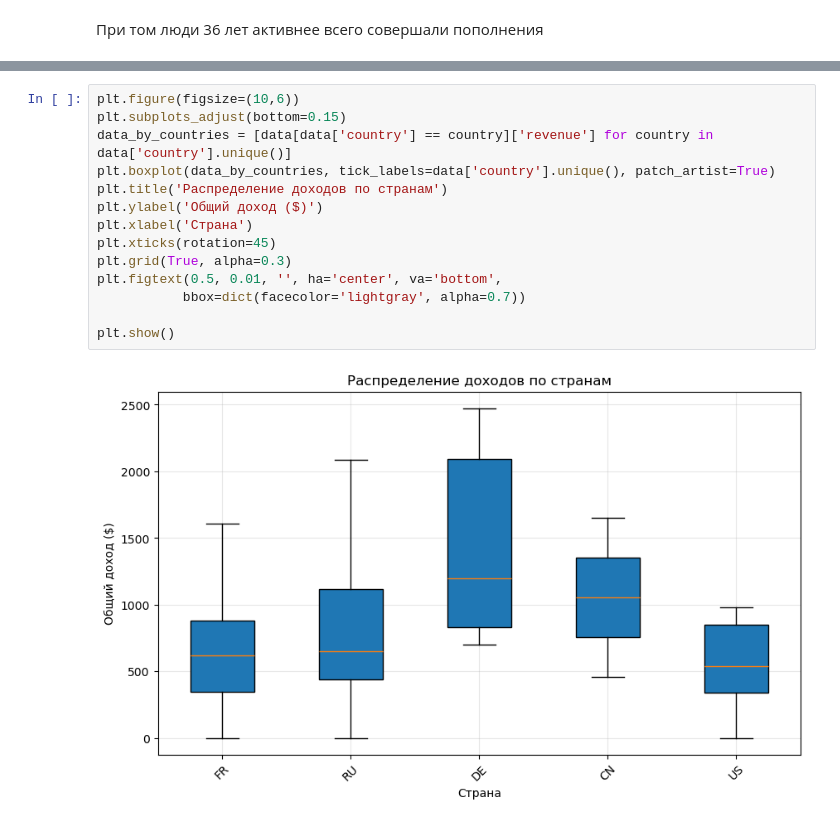
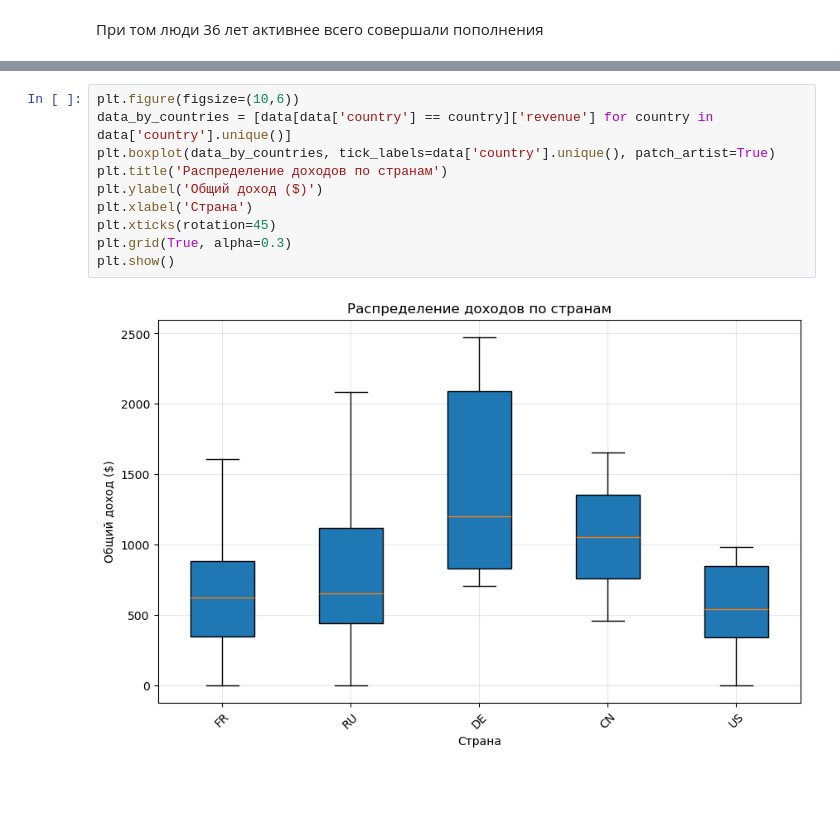
Before and after one commit to Undeadguy0/AI_ENGENIRING_PRACTICE, a Jupyter notebook: homeworks/HW02/HWo2.ipynb, the cells around one changed output, grey strips where cells are left out. Saved outputs shown, nothing was run; the diff lists cells and outputs as text; blank space fills up the shorter version.

```diff
--- a/homeworks/HW02/HWo2.ipynb
+++ b/homeworks/HW02/HWo2.ipynb
@@ -175,20 +175,16 @@ plt.show()
 [figure]
 # %%
 plt.figure(figsize=(10,6))
-plt.subplots_adjust(bottom=0.15)
 data_by_countries = [data[data['country'] == country]['revenue'] for country in data['country'].unique()]
 plt.boxplot(data_by_countries, tick_labels=data['country'].unique(), patch_artist=True)
 plt.title('Распределение доходов по странам')
 plt.ylabel('Общий доход ($)')
 plt.xlabel('Страна')
 plt.xticks(rotation=45)
 plt.grid(True, alpha=0.3)
-plt.figtext(0.5, 0.01, '', ha='center', va='bottom',
-           bbox=dict(facecolor='lightgray', alpha=0.7))
-
 plt.show()
 # %% [output]
-[figure, old version]
+[figure, new version]
 # %%
 plt.figure(figsize=(10, 6))
 plt.scatter(data['age'], data['revenue'], alpha=0.6)
```
Also changed, not shown: parts of 2 cells of this notebook, 12 other files.
